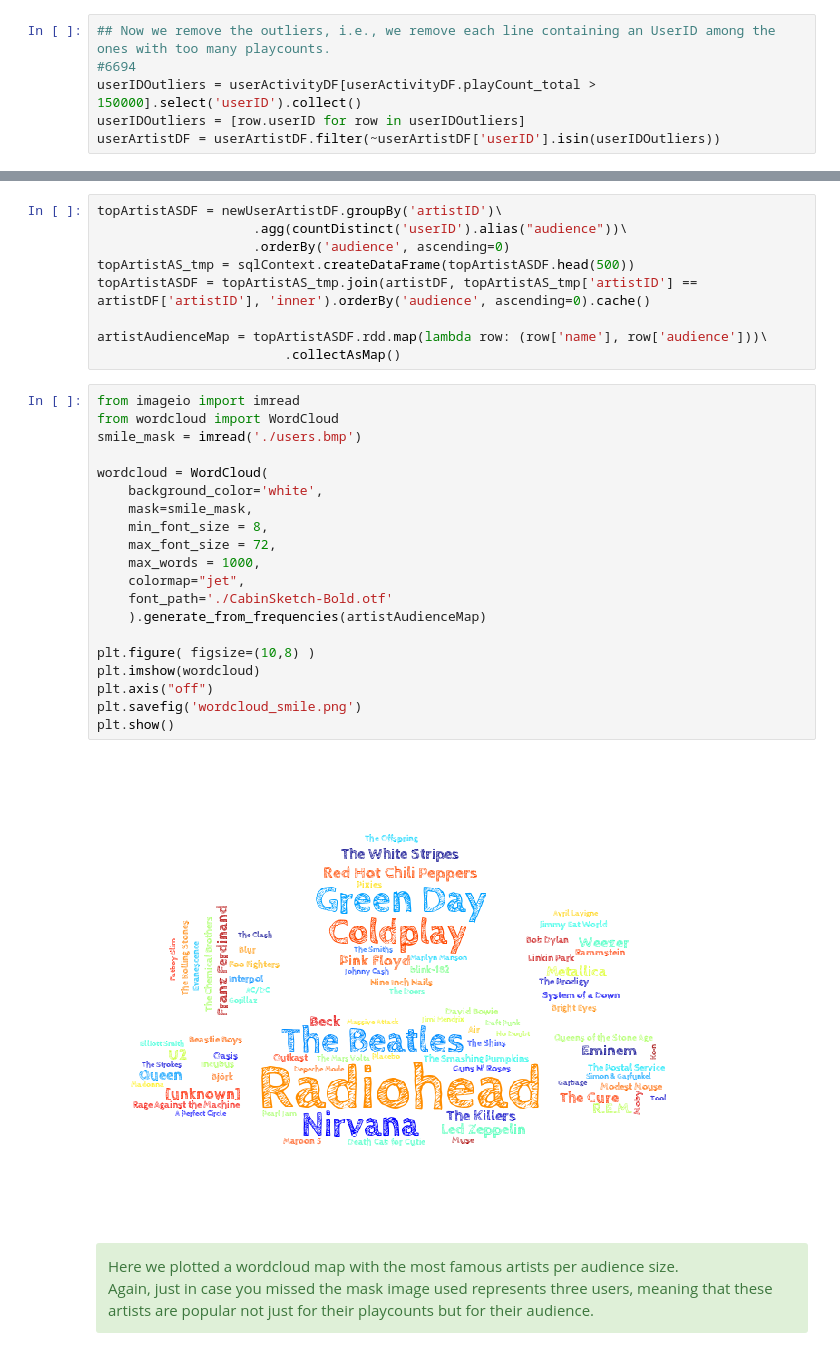
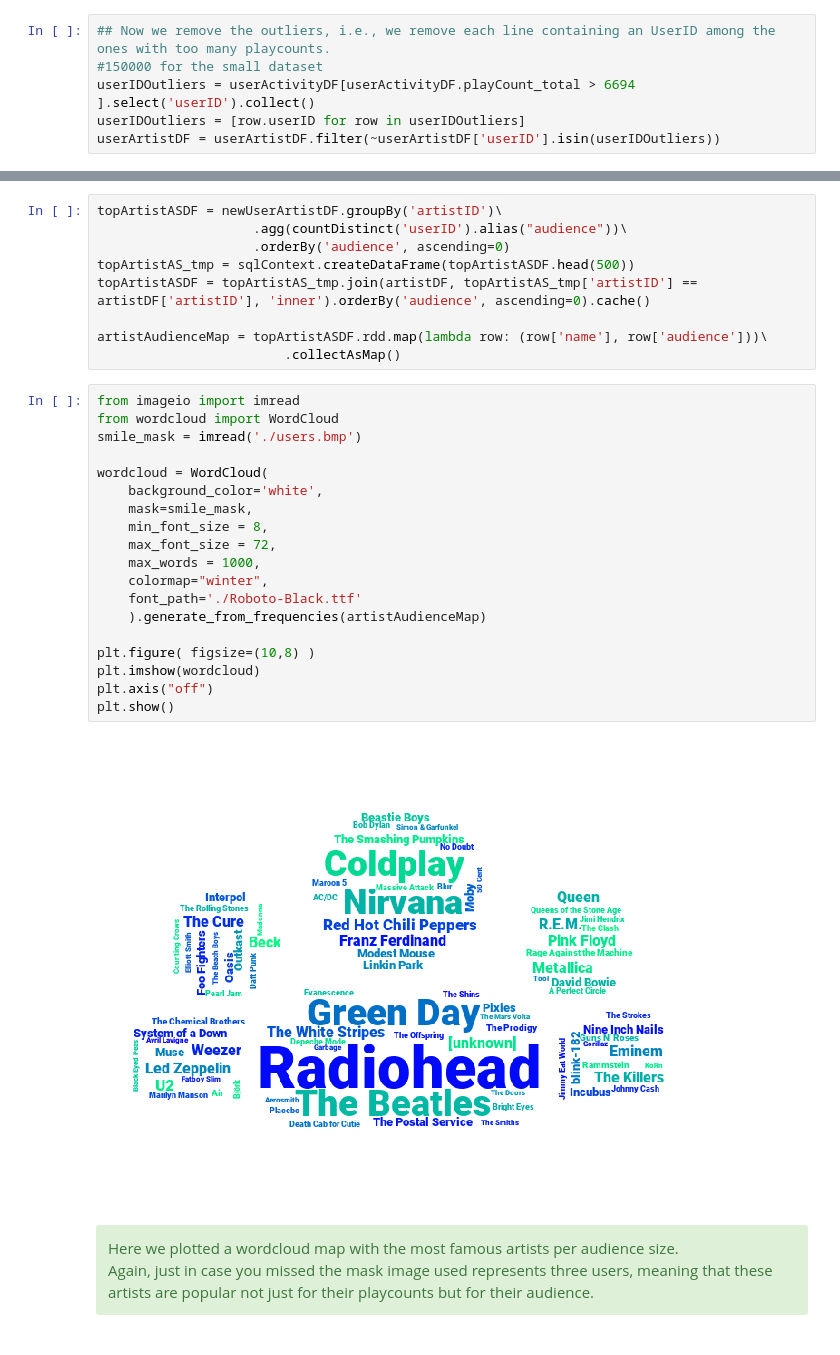
Before and after one commit to sgiammy/AML-course, a Jupyter notebook: RecSys.ipynb, the cells around one changed output, grey strips where cells are left out. Drawn from its saved outputs; the diff is of its cells as text.

```diff
--- a/RecSys.ipynb
+++ b/RecSys.ipynb
@@ -424,8 +410,8 @@ boxplot(Y,"Playcount", "Boxplot number of play counts per UserID")
 [figure]
 # %%
 ## Now we remove the outliers, i.e., we remove each line containing an UserID among the ones with too many playcounts.
-#6694
-userIDOutliers = userActivityDF[userActivityDF.playCount_total >  150000].select('userID').collect()
+#150000 for the small dataset
+userIDOutliers = userActivityDF[userActivityDF.playCount_total > 6694  ].select('userID').collect()
 userIDOutliers = [row.userID for row in userIDOutliers]
 userArtistDF = userArtistDF.filter(~userArtistDF['userID'].isin(userIDOutliers))
 # %% [markdown]
@@ -1061,25 +1045,24 @@ artistAudienceMap = topArtistASDF.rdd.map(lambda row: (row['name'], row['audienc
 # %%
 from imageio import imread
 from wordcloud import WordCloud
 smile_mask = imread('./users.bmp')
 
 wordcloud = WordCloud(
     background_color='white',
     mask=smile_mask,
     min_font_size = 8,
     max_font_size = 72,
     max_words = 1000,
-    colormap="jet",
-    font_path='./CabinSketch-Bold.otf'
+    colormap="winter",
+    font_path='./Roboto-Black.ttf'
     ).generate_from_frequencies(artistAudienceMap)
 
 plt.figure( figsize=(10,8) )
 plt.imshow(wordcloud)
 plt.axis("off")
-plt.savefig('wordcloud_smile.png')
 plt.show()
 # %% [output]
-[figure, old version]
+[figure, new version]
 # %% [markdown]
 <div class="alert alert-success">
 Here we plotted a wordcloud map with the most famous artists per audience size. <br>
```
Also changed, not shown: parts of 51 cells of this notebook, 3 other files.
